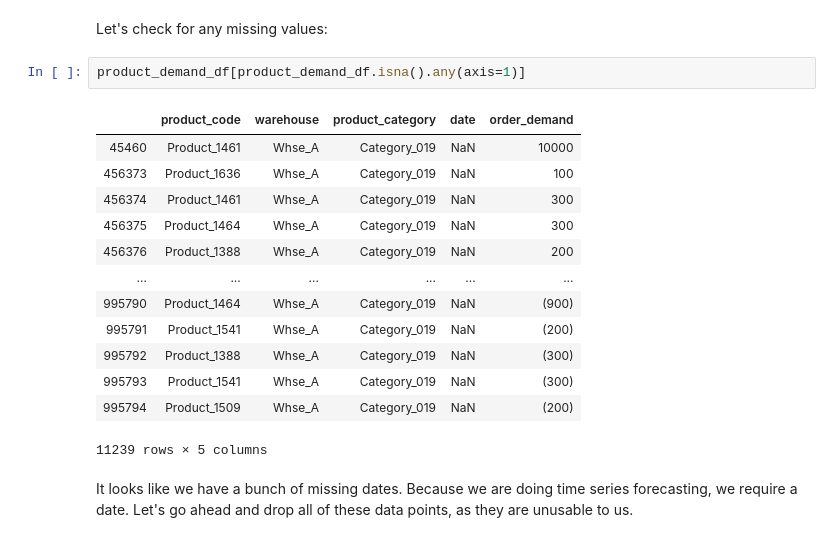
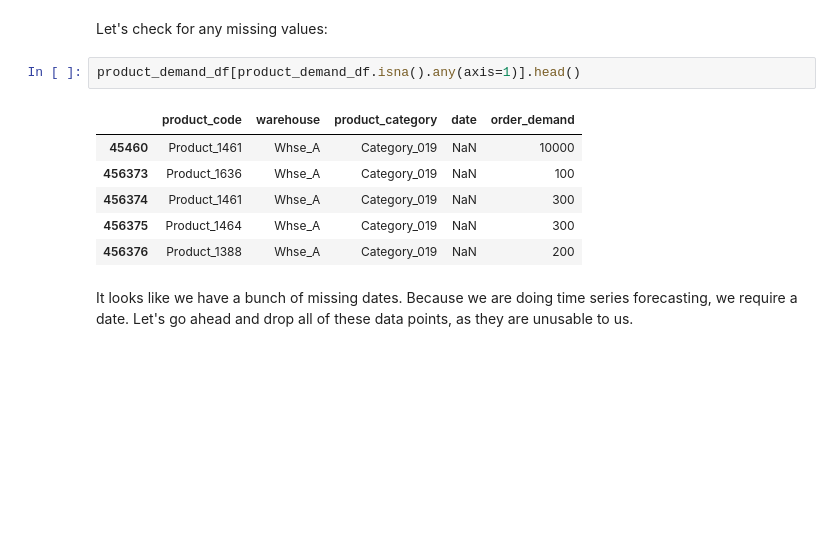
Before and after one commit to justinro-underscore/EECS731Projects, a Jupyter notebook: project5/Product Demand Analysis.ipynb, the cells around one changed output. Drawn from its saved outputs; the diff is of its cells as text; blank space fills up the shorter version.

```diff
--- a/project5/Product Demand Analysis.ipynb
+++ b/project5/Product Demand Analysis.ipynb
@@ -54,21 +54,14 @@ Index(['product_code', 'warehouse', 'product_category', 'date',
 # %% [markdown]
 Let's check for any missing values:
 # %%
-product_demand_df[product_demand_df.isna().any(axis=1)]
+product_demand_df[product_demand_df.isna().any(axis=1)].head()
 # %% [output]
 |  | product_code | warehouse | product_category | date | order_demand |
 | 45460 | Product_1461 | Whse_A | Category_019 | NaN | 10000 |
 | 456373 | Product_1636 | Whse_A | Category_019 | NaN | 100 |
 | 456374 | Product_1461 | Whse_A | Category_019 | NaN | 300 |
 | 456375 | Product_1464 | Whse_A | Category_019 | NaN | 300 |
 | 456376 | Product_1388 | Whse_A | Category_019 | NaN | 200 |
-| ... | ... | ... | ... | ... | ... |
-| 995790 | Product_1464 | Whse_A | Category_019 | NaN | (900) |
-| 995791 | Product_1541 | Whse_A | Category_019 | NaN | (200) |
-| 995792 | Product_1388 | Whse_A | Category_019 | NaN | (300) |
-| 995793 | Product_1541 | Whse_A | Category_019 | NaN | (300) |
-| 995794 | Product_1509 | Whse_A | Category_019 | NaN | (200) |
-11239 rows × 5 columns
 # %% [markdown]
 It looks like we have a bunch of missing dates. Because we are doing time series forecasting, we require a date. Let's go ahead and drop all of these data points, as they are unusable to us.
 # %%
```
Also changed, not shown: parts of 25 cells of this notebook, 1 other file.
